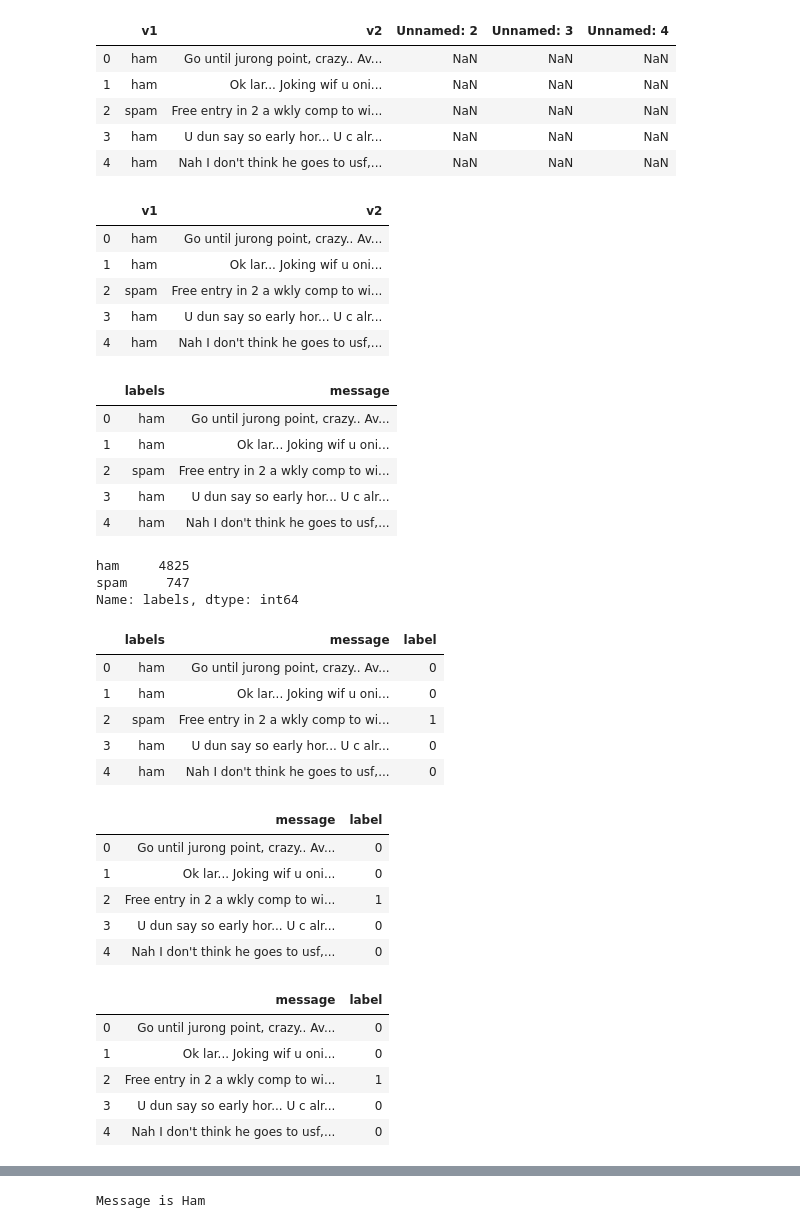
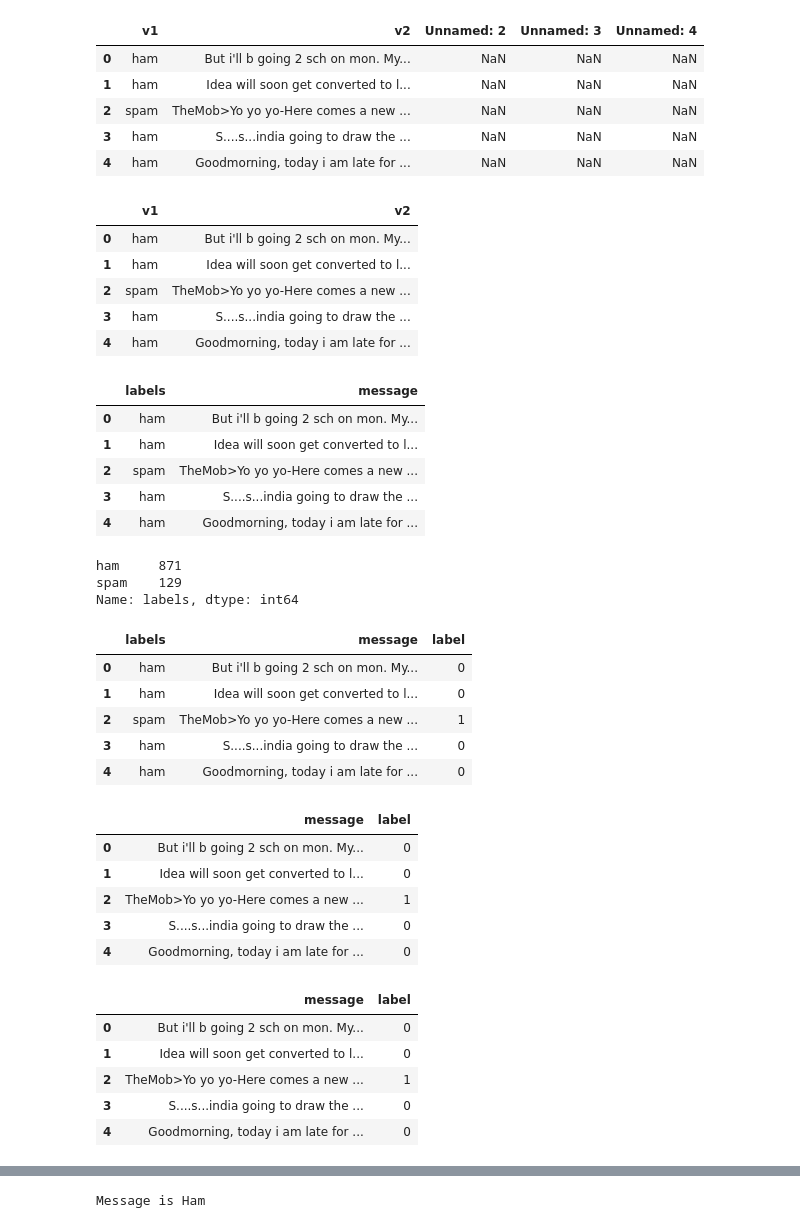
Before and after one commit to iankang/bayesian_filter, a Jupyter notebook: spam_ham.ipynb, the cells around one changed output, grey strips where cells are left out. Drawn from its saved outputs; the diff is of its cells as text; code cells hidden in the pictures.

```diff
--- a/spam_ham.ipynb
+++ b/spam_ham.ipynb
@@ -14,43 +14,43 @@ from sklearn.utils import shuffle
 %matplotlib inline
 # %%
 #this reads the csv data sets directly from the source provided.
-mails = pd.read_csv('ham-and-spam-dataset/ham_spam.csv', encoding = 'latin-1')
+mails = pd.read_csv('datasets/set_3.csv', encoding = 'latin-1')
 mails.head()
 # %% [output]
 |  | v1 | v2 | Unnamed: 2 | Unnamed: 3 | Unnamed: 4 |
-| 0 | ham | Go until jurong point, crazy.. Av... | NaN | NaN | NaN |
-| 1 | ham | Ok lar... Joking wif u oni... | NaN | NaN | NaN |
-| 2 | spam | Free entry in 2 a wkly comp to wi... | NaN | NaN | NaN |
-| 3 | ham | U dun say so early hor... U c alr... | NaN | NaN | NaN |
-| 4 | ham | Nah I don't think he goes to usf,... | NaN | NaN | NaN |
+| 0 | ham | But i'll b going 2 sch on mon. My... | NaN | NaN | NaN |
+| 1 | ham | Idea will soon get converted to l... | NaN | NaN | NaN |
+| 2 | spam | TheMob>Yo yo yo-Here comes a new ... | NaN | NaN | NaN |
+| 3 | ham | S....s...india going to draw the ... | NaN | NaN | NaN |
+| 4 | ham | Goodmorning, today i am late for ... | NaN | NaN | NaN |
 # %%
 #this removes the resultant columns that we have no use for.
 mails.drop(['Unnamed: 2', 'Unnamed: 3', 'Unnamed: 4'], axis = 1, inplace = True)
 mails.head()
 # %% [output]
 |  | v1 | v2 |
-| 0 | ham | Go until jurong point, crazy.. Av... |
-| 1 | ham | Ok lar... Joking wif u oni... |
-| 2 | spam | Free entry in 2 a wkly comp to wi... |
-| 3 | ham | U dun say so early hor... U c alr... |
-| 4 | ham | Nah I don't think he goes to usf,... |
+| 0 | ham | But i'll b going 2 sch on mon. My... |
+| 1 | ham | Idea will soon get converted to l... |
+| 2 | spam | TheMob>Yo yo yo-Here comes a new ... |
+| 3 | ham | S....s...india going to draw the ... |
+| 4 | ham | Goodmorning, today i am late for ... |
 # %%
 #we rename the columns to more human readable names.
 mails.rename(columns = {'v1': 'labels', 'v2': 'message'}, inplace = True)
 mails.head()
 # %% [output]
 |  | labels | message |
-| 0 | ham | Go until jurong point, crazy.. Av... |
-| 1 | ham | Ok lar... Joking wif u oni... |
-| 2 | spam | Free entry in 2 a wkly comp to wi... |
-| 3 | ham | U dun say so early hor... U c alr... |
-| 4 | ham | Nah I don't think he goes to usf,... |
+| 0 | ham | But i'll b going 2 sch on mon. My... |
+| 1 | ham | Idea will soon get converted to l... |
+| 2 | spam | TheMob>Yo yo yo-Here comes a new ... |
+| 3 | ham | S....s...india going to draw the ... |
+| 4 | ham | Goodmorning, today i am late for ... |
 # %%
 #this displays the distribution of our data over the distinctions available i.e ham and spam.
 mails['labels'].value_counts()
 # %% [output]
-ham     4825
-spam     747
+ham     871
+spam    129
 Name: labels, dtype: int64
 # %%
 #this maps the ham and spam texts to identities that we can use easily in processing.
@@ -58,22 +58,22 @@ mails['label'] = mails['labels'].map({'ham': 0, 'spam': 1})
 mails.head()
 # %% [output]
 |  | labels | message | label |
-| 0 | ham | Go until jurong point, crazy.. Av... | 0 |
-| 1 | ham | Ok lar... Joking wif u oni... | 0 |
-| 2 | spam | Free entry in 2 a wkly comp to wi... | 1 |
-| 3 | ham | U dun say so early hor... U c alr... | 0 |
-| 4 | ham | Nah I don't think he goes to usf,... | 0 |
+| 0 | ham | But i'll b going 2 sch on mon. My... | 0 |
+| 1 | ham | Idea will soon get converted to l... | 0 |
+| 2 | spam | TheMob>Yo yo yo-Here comes a new ... | 1 |
+| 3 | ham | S....s...india going to draw the ... | 0 |
+| 4 | ham | Goodmorning, today i am late for ... | 0 |
 # %%
 #this removes an unwanted column that is a result of previous interaction
 mails.drop(['labels'], axis = 1, inplace = True)
 mails.head()
 # %% [output]
 |  | message | label |
-| 0 | Go until jurong point, crazy.. Av... | 0 |
-| 1 | Ok lar... Joking wif u oni... | 0 |
-| 2 | Free entry in 2 a wkly comp to wi... | 1 |
-| 3 | U dun say so early hor... U c alr... | 0 |
-| 4 | Nah I don't think he goes to usf,... | 0 |
+| 0 | But i'll b going 2 sch on mon. My... | 0 |
+| 1 | Idea will soon get converted to l... | 0 |
+| 2 | TheMob>Yo yo yo-Here comes a new ... | 1 |
+| 3 | S....s...india going to draw the ... | 0 |
+| 4 | Goodmorning, today i am late for ... | 0 |
 # %%
 
 #split the data into training and testing sets
@@ -93,11 +93,11 @@ trainData.drop(['index'], axis = 1, inplace = True)
 trainData.head()
 # %% [output]
 |  | message | label |
-| 0 | Go until jurong point, crazy.. Av... | 0 |
-| 1 | Ok lar... Joking wif u oni... | 0 |
-| 2 | Free entry in 2 a wkly comp to wi... | 1 |
-| 3 | U dun say so early hor... U c alr... | 0 |
-| 4 | Nah I don't think he goes to usf,... | 0 |
+| 0 | But i'll b going 2 sch on mon. My... | 0 |
+| 1 | Idea will soon get converted to l... | 0 |
+| 2 | TheMob>Yo yo yo-Here comes a new ... | 1 |
+| 3 | S....s...india going to draw the ... | 0 |
+| 4 | Goodmorning, today i am late for ... | 0 |
 # %%
 #this restructures the structure of the columns in question, so as to allow for uniform processing for the testing data set
 
```
Also changed, not shown: parts of 13 cells of this notebook, 1 other file.
